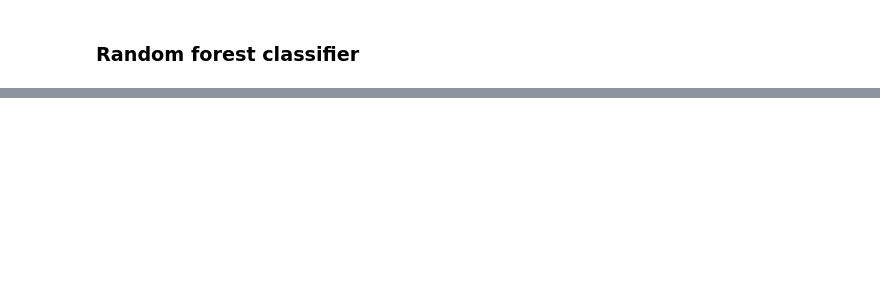
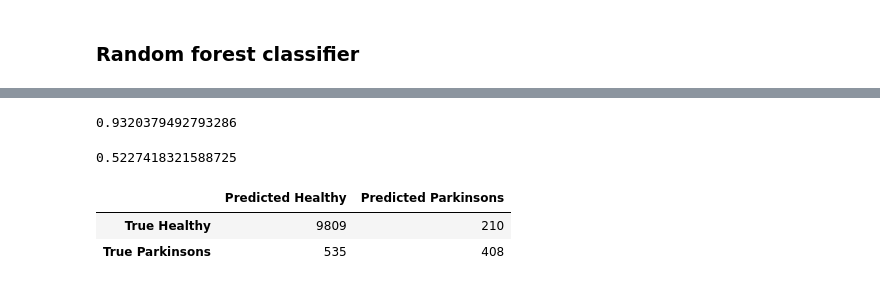
Before and after one commit to Dipali-Attarde/InfraBot, a Jupyter notebook: HR_Analytics_Project_Solution.ipynb, the cells around one changed output, grey strips where cells are left out. Saved outputs shown, nothing was run; the diff lists cells and outputs as text; code cells hidden in the pictures; blank space fills up the shorter version.

```diff
--- a/HR_Analytics_Project_Solution.ipynb
+++ b/HR_Analytics_Project_Solution.ipynb
@@ -472,0 +533,5 @@ pd.DataFrame(
+# %%
+###Train the model with the best params
+modelXg = xgb.XGBClassifier(learning_rate=0.1, n_estimators=200, max_depth=4, min_child_weight=7,
+                      gamma=0.4,nthread=4, subsample=0.8, colsample_bytree=0.8, objective= 'binary:logistic',scale_pos_weight=3,seed=29)
+modelXg.fit(X_train, y_train)
@@ -472,0 +546,19 @@ pd.DataFrame(
+# %%
+y_predict = modelXg.predict(X_test)
+accuracy_score(y_test, y_predict)
+# %% [output]
+0.9320379492793286
+# %%
+f1_score(y_test, y_predict)
+# %% [output]
+0.5227418321588725
+# %%
+pd.DataFrame(
+    confusion_matrix(y_test, y_predict),
+    columns=['Predicted Healthy', 'Predicted Parkinsons'],
+    index=['True Healthy', 'True Parkinsons']
+)
+# %% [output]
+|  | Predicted Healthy | Predicted Parkinsons |
+| True Healthy | 9809 | 210 |
+| True Parkinsons | 535 | 408 |
```
Also changed, not shown: parts of 37 cells of this notebook.
